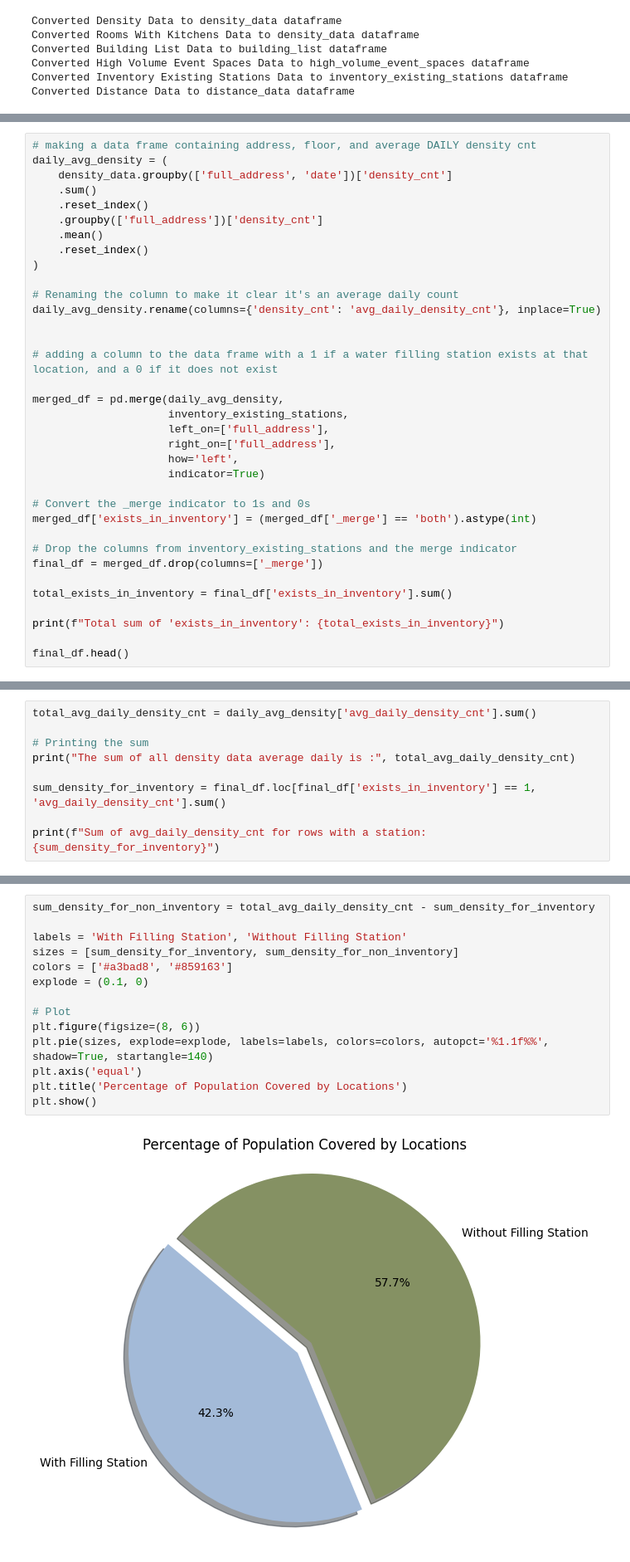
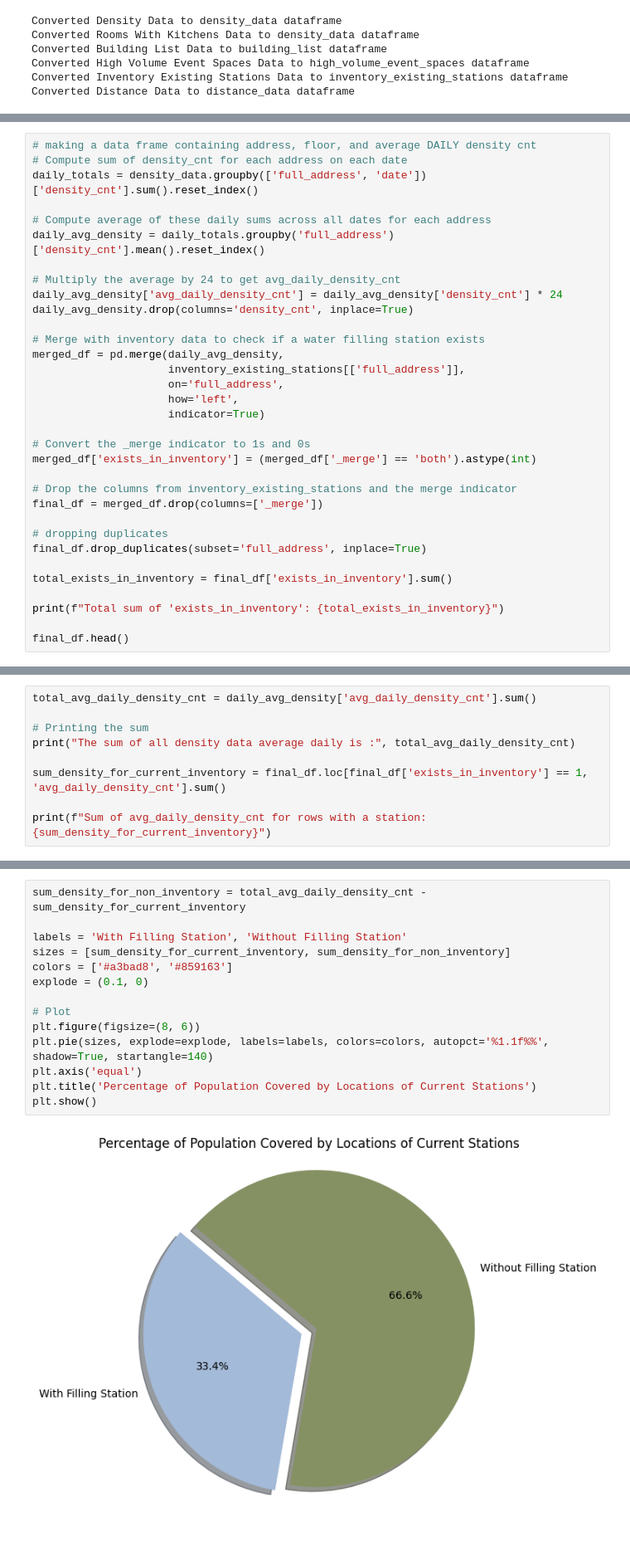
Before and after one commit to BU-Spark/ds-bu-sustainability-water, a Jupyter notebook: sp24-team-b/project_code.ipynb, the cells around one changed output, grey strips where cells are left out. Shown at 83% size. Drawn from its saved outputs; the diff is of its cells as text; blank space fills up the shorter version.

```diff
--- a/sp24-team-b/project_code.ipynb
+++ b/sp24-team-b/project_code.ipynb
@@ -62,24 +87,19 @@ Number of address that exist in both density data and inventory existing station
 # %%
 # making a data frame containing address, floor, and average DAILY density cnt
-daily_avg_density = (
-    density_data.groupby(['full_address', 'date'])['density_cnt']
-    .sum()
-    .reset_index()
-    .groupby(['full_address'])['density_cnt']
-    .mean()
-    .reset_index()
-)
+# Compute sum of density_cnt for each address on each date
+daily_totals = density_data.groupby(['full_address', 'date'])['density_cnt'].sum().reset_index()
 
-# Renaming the column to make it clear it's an average daily count
-daily_avg_density.rename(columns={'density_cnt': 'avg_daily_density_cnt'}, inplace=True)
+# Compute average of these daily sums across all dates for each address
+daily_avg_density = daily_totals.groupby('full_address')['density_cnt'].mean().reset_index()
 
+# Multiply the average by 24 to get avg_daily_density_cnt
+daily_avg_density['avg_daily_density_cnt'] = daily_avg_density['density_cnt'] * 24
+daily_avg_density.drop(columns='density_cnt', inplace=True)
 
-# adding a column to the data frame with a 1 if a water filling station exists at that location, and a 0 if it does not exist
-
+# Merge with inventory data to check if a water filling station exists
 merged_df = pd.merge(daily_avg_density,
-                     inventory_existing_stations,
-                     left_on=['full_address'],
-                     right_on=['full_address'],
+                     inventory_existing_stations[['full_address']],
+                     on='full_address',
                      how='left',
                      indicator=True)
 
@@ -89,6 +109,9 @@ merged_df['exists_in_inventory'] = (merged_df['_merge'] == 'both').astype(int)
 # Drop the columns from inventory_existing_stations and the merge indicator
 final_df = merged_df.drop(columns=['_merge'])
 
+# dropping duplicates
+final_df.drop_duplicates(subset='full_address', inplace=True)
+
 total_exists_in_inventory = final_df['exists_in_inventory'].sum()
 
 print(f"Total sum of 'exists_in_inventory': {total_exists_in_inventory}")
@@ -108,7 +133,7 @@ total_avg_daily_density_cnt = daily_avg_density['avg_daily_density_cnt'].sum()
 # Printing the sum
 print("The sum of all density data average daily is :", total_avg_daily_density_cnt)
 
-sum_density_for_inventory = final_df.loc[final_df['exists_in_inventory'] == 1, 'avg_daily_density_cnt'].sum()
+sum_density_for_current_inventory = final_df.loc[final_df['exists_in_inventory'] == 1, 'avg_daily_density_cnt'].sum()
 
-print(f"Sum of avg_daily_density_cnt for rows with a station: {sum_density_for_inventory}")
+print(f"Sum of avg_daily_density_cnt for rows with a station: {sum_density_for_current_inventory}")
 # %% [output]
@@ -135,16 +160,16 @@ Sum of the new proposed impacts: 81001.86379171195
 # %%
-sum_density_for_non_inventory = total_avg_daily_density_cnt - sum_density_for_inventory
+sum_density_for_non_inventory = total_avg_daily_density_cnt - sum_density_for_current_inventory
 
 labels = 'With Filling Station', 'Without Filling Station'
-sizes = [sum_density_for_inventory, sum_density_for_non_inventory]
+sizes = [sum_density_for_current_inventory, sum_density_for_non_inventory]
 colors = ['#a3bad8', '#859163']
 explode = (0.1, 0)
 
 # Plot
 plt.figure(figsize=(8, 6))
 plt.pie(sizes, explode=explode, labels=labels, colors=colors, autopct='%1.1f%%', shadow=True, startangle=140)
 plt.axis('equal')
-plt.title('Percentage of Population Covered by Locations')
+plt.title('Percentage of Population Covered by Locations of Current Stations')
 plt.show()
 # %% [output]
-[figure, old version]
+[figure, new version]
```
Also changed, not shown: parts of 38 cells of this notebook, 4 other files.
